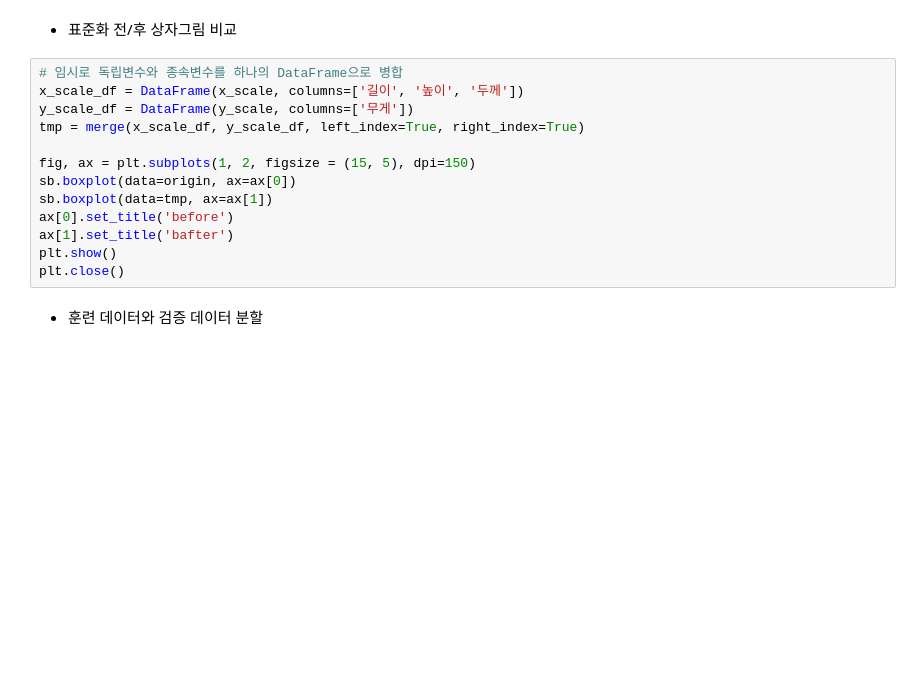
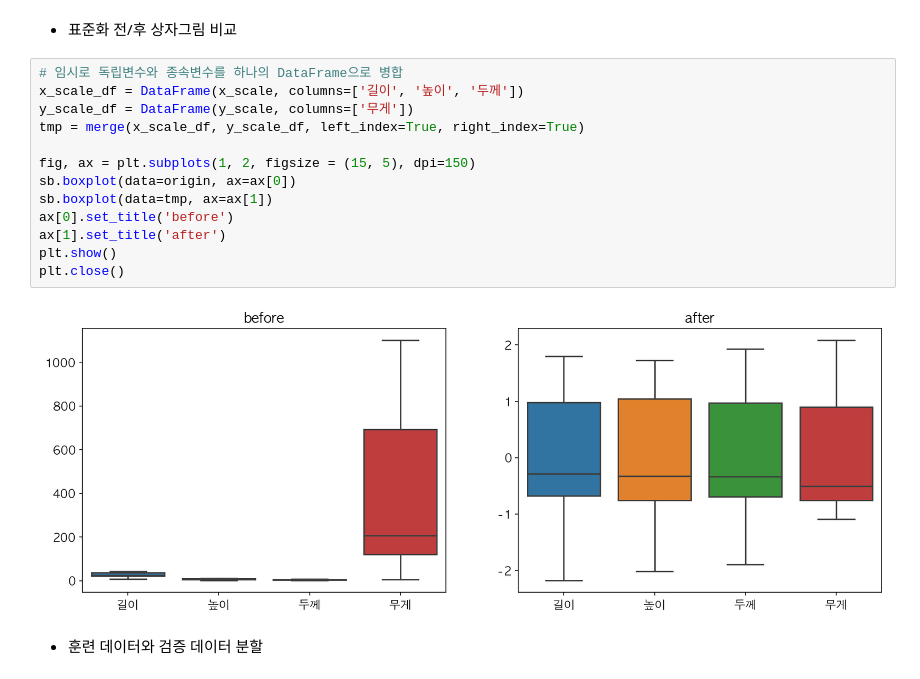
Before and after one commit to dahyoon/data_analysis, a Jupyter notebook: F_데이터마이닝/3_Tensorflow/8_다중선형회귀.ipynb, the cells around one changed output. Saved outputs shown, nothing was run; the diff lists cells and outputs as text; blank space fills up the shorter version.

```diff
--- a/F_데이터마이닝/3_Tensorflow/8_다중선형회귀.ipynb
+++ b/F_데이터마이닝/3_Tensorflow/8_다중선형회귀.ipynb
@@ -84,16 +119,18 @@ x_scale.shape, y_scale.shape
 # %%
 # 임시로 독립변수와 종속변수를 하나의 DataFrame으로 병합
 x_scale_df = DataFrame(x_scale, columns=['길이', '높이', '두께'])
 y_scale_df = DataFrame(y_scale, columns=['무게'])
 tmp = merge(x_scale_df, y_scale_df, left_index=True, right_index=True)
 
 fig, ax = plt.subplots(1, 2, figsize = (15, 5), dpi=150)
 sb.boxplot(data=origin, ax=ax[0])
 sb.boxplot(data=tmp, ax=ax[1])
 ax[0].set_title('before')
-ax[1].set_title('bafter')
+ax[1].set_title('after')
 plt.show()
 plt.close()
+# %% [output]
+[figure, added]
 # %% [markdown]
 - 훈련 데이터와 검증 데이터 분할
 # %%
```
Also changed, not shown: parts of 18 cells of this notebook, 20 other files.
